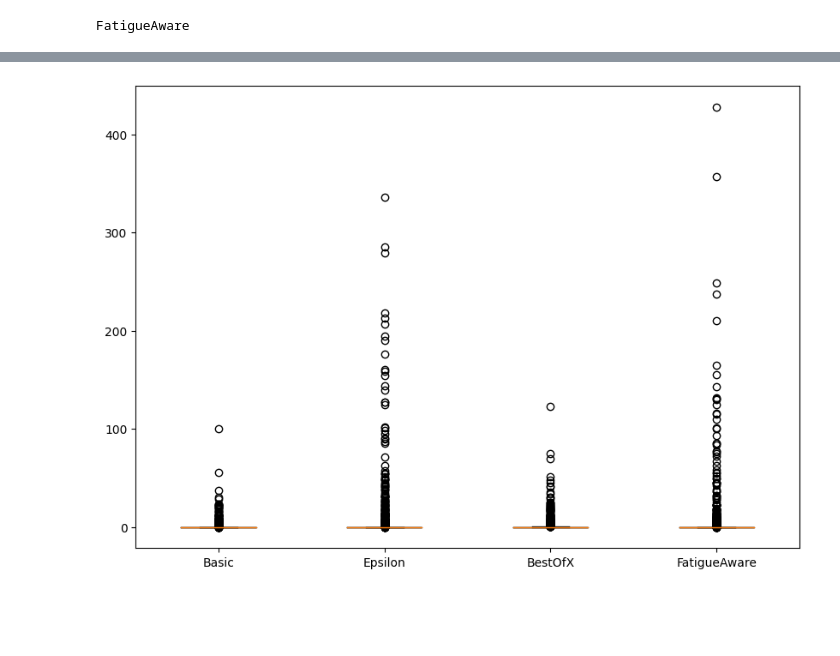
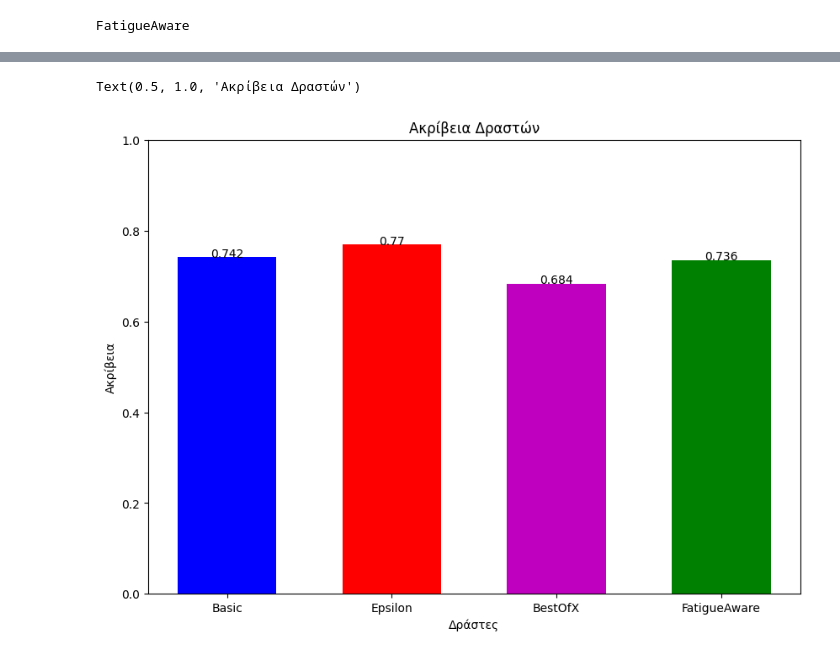
Before and after one commit to JDnikolo/thesis_gamified_hexad_extraction, a Jupyter notebook: RL_system/testing.ipynb, the cells around one changed output, grey strips where cells are left out. Saved outputs shown, nothing was run; the diff lists cells and outputs as text; code cells hidden in the pictures; blank space fills up the shorter version.

```diff
--- a/RL_system/testing.ipynb
+++ b/RL_system/testing.ipynb
@@ -292,4 +341,13 @@ Text(0.5, 1.0, 'Agent Accuracy')
-# %%
-bp=plt.boxplot(diff_from_best.values(),labels=diff_from_best.keys())
-# %% [output]
-[figure, removed]
+# %%
+plt.bar(accuracies.keys(),accuracies.values(),color=['b','r','m','g'],width=0.6)
+def addlabels(x,y):
+    for i in range(len(x)):
+        plt.text(i, y[i], y[i], ha = 'center')
+addlabels([*accuracies.keys()],[*accuracies.values()])
+plt.xlabel('Δράστες')
+plt.ylabel('Ακρίβεια')
+plt.ylim(0,1.0)
+plt.title("Ακρίβεια Δραστών")
+# %% [output]
+Text(0.5, 1.0, 'Ακρίβεια Δραστών')
+[figure, added]
```
Also changed, not shown: parts of 22 cells of this notebook, 1 other file.
